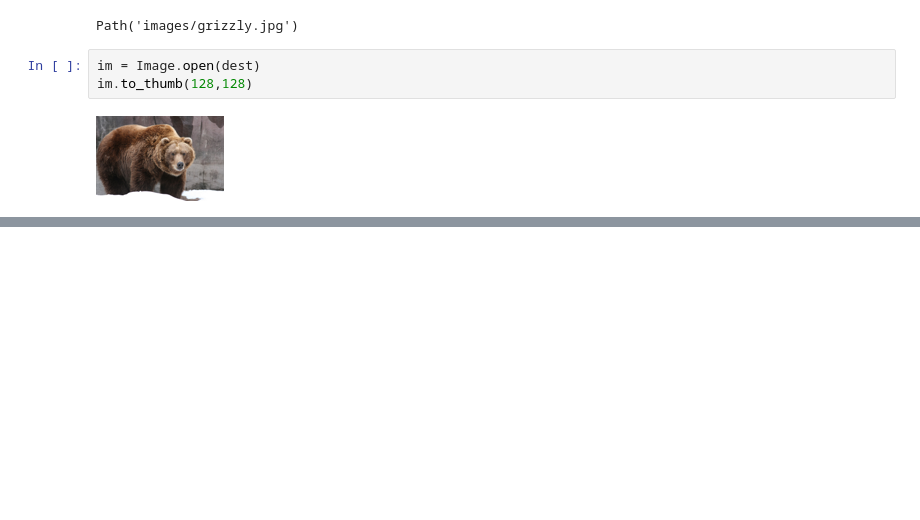
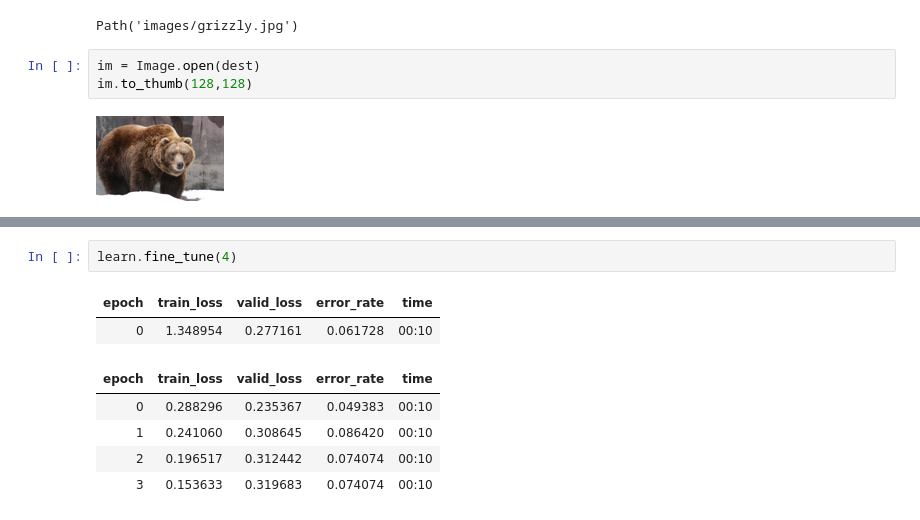
Before and after one commit to jaishrm07/deep-learning-projects, a Jupyter notebook: bear_detector.ipynb, the cells around one changed output, grey strips where cells are left out. Saved outputs shown, nothing was run; the diff lists cells and outputs as text; blank space fills up the shorter version.

```diff
--- a/bear_detector.ipynb
+++ b/bear_detector.ipynb
@@ -48,0 +184,10 @@ Requirement already satisfied: pillow in /usr/local/lib/python3.10/dist-packages
+# %%
+learn.fine_tune(4)
+# %% [output]
+| epoch | train_loss | valid_loss | error_rate | time |
+| 0 | 1.348954 | 0.277161 | 0.061728 | 00:10 |
+| epoch | train_loss | valid_loss | error_rate | time |
+| 0 | 0.288296 | 0.235367 | 0.049383 | 00:10 |
+| 1 | 0.241060 | 0.308645 | 0.086420 | 00:10 |
+| 2 | 0.196517 | 0.312442 | 0.074074 | 00:10 |
+| 3 | 0.153633 | 0.319683 | 0.074074 | 00:10 |
```
Also changed, not shown: parts of 32 cells of this notebook.
